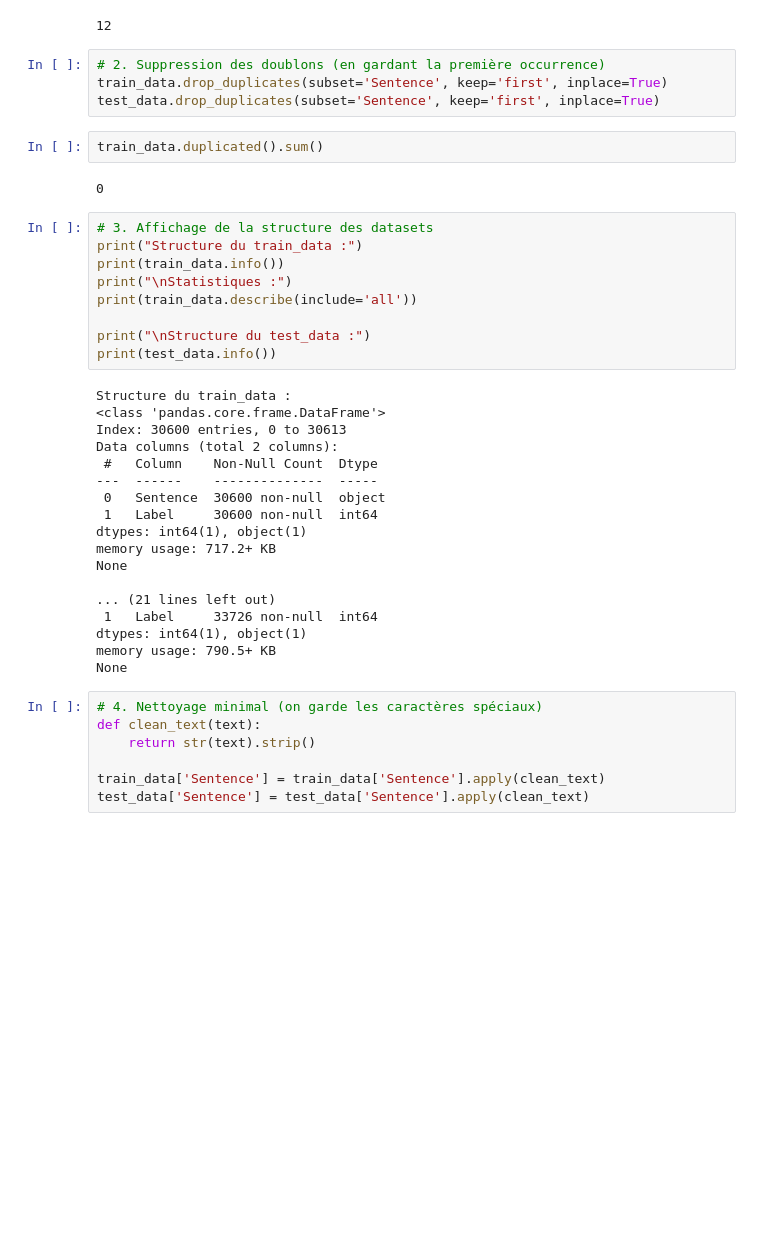
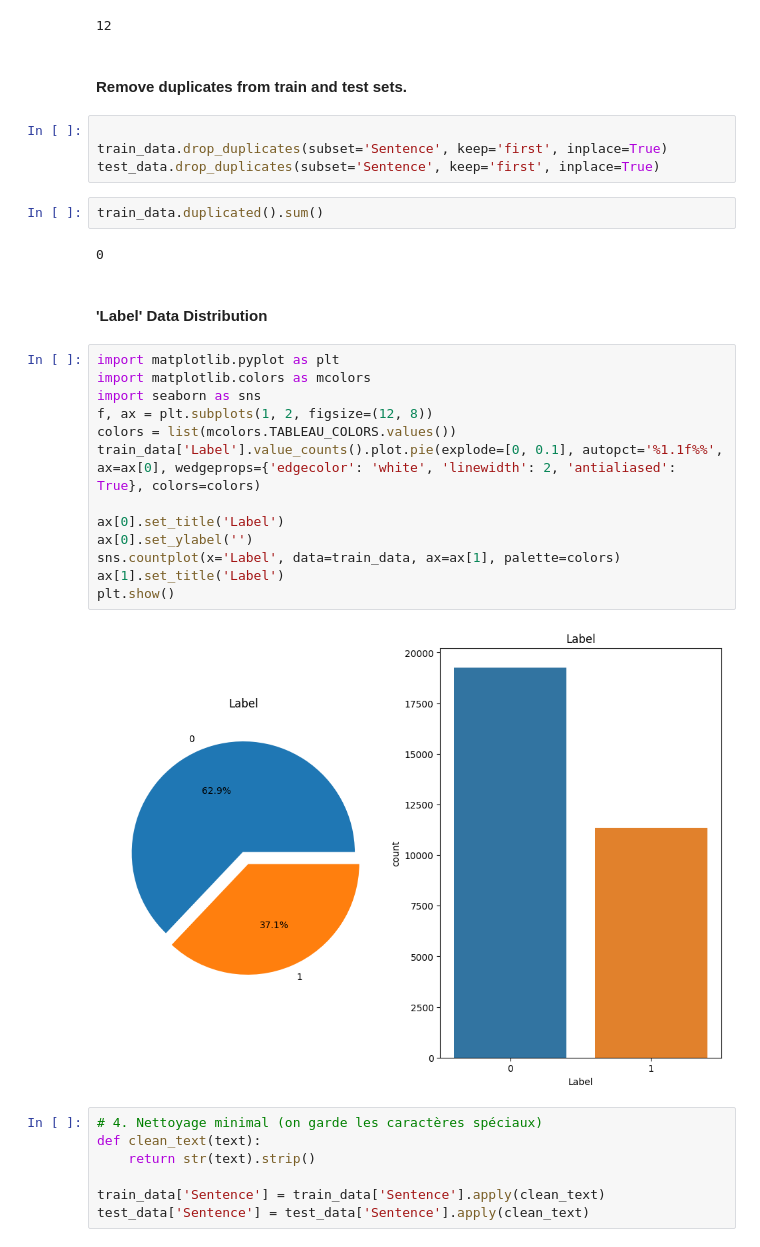
Before and after one commit to ZitouniAhmedFaouzi/PFE-sql-injection, a Jupyter notebook: md/lstm111.ipynb, the cells around one changed output. Cells and saved outputs as stored; diff of their text form; blank space fills up the shorter version.

```diff
--- a/md/lstm111.ipynb
+++ b/md/lstm111.ipynb
@@ -34,41 +22,33 @@ print(train_data)
 train_data.duplicated().sum()
 # %% [output]
 12
+# %% [markdown]
+#### Remove duplicates from train and test sets.
 # %%
-# 2. Suppression des doublons (en gardant la première occurrence)
+
 train_data.drop_duplicates(subset='Sentence', keep='first', inplace=True)
 test_data.drop_duplicates(subset='Sentence', keep='first', inplace=True)
 # %%
 train_data.duplicated().sum()
 # %% [output]
 0
-# %%
-# 3. Affichage de la structure des datasets
-print("Structure du train_data :")
-print(train_data.info())
-print("\nStatistiques :")
-print(train_data.describe(include='all'))
-
-print("\nStructure du test_data :")
-print(test_data.info())
-# %% [output]
-Structure du train_data :
-<class 'pandas.core.frame.DataFrame'>
-Index: 30600 entries, 0 to 30613
-Data columns (total 2 columns):
- #   Column    Non-Null Count  Dtype
----  ------    --------------  -----
- 0   Sentence  30600 non-null  object
- 1   Label     30600 non-null  int64
-dtypes: int64(1), object(1)
-memory usage: 717.2+ KB
-None
-
-... (21 lines left out)
- 1   Label     33726 non-null  int64
-dtypes: int64(1), object(1)
-memory usage: 790.5+ KB
-None
+# %% [markdown]
+#### 'Label' Data Distribution
+# %%
+import matplotlib.pyplot as plt
+import matplotlib.colors as mcolors
+import seaborn as sns
+f, ax = plt.subplots(1, 2, figsize=(12, 8))
+colors = list(mcolors.TABLEAU_COLORS.values())
+train_data['Label'].value_counts().plot.pie(explode=[0, 0.1], autopct='%1.1f%%', ax=ax[0], wedgeprops={'edgecolor': 'white', 'linewidth': 2, 'antialiased': True}, colors=colors)
+
+ax[0].set_title('Label')
+ax[0].set_ylabel('')
+sns.countplot(x='Label', data=train_data, ax=ax[1], palette=colors)
+ax[1].set_title('Label')
+plt.show()
+# %% [output]
+[figure, added]
 # %%
 # 4. Nettoyage minimal (on garde les caractères spéciaux)
 def clean_text(text):
```
Also changed, not shown: parts of 9 cells of this notebook, 5 other files.
